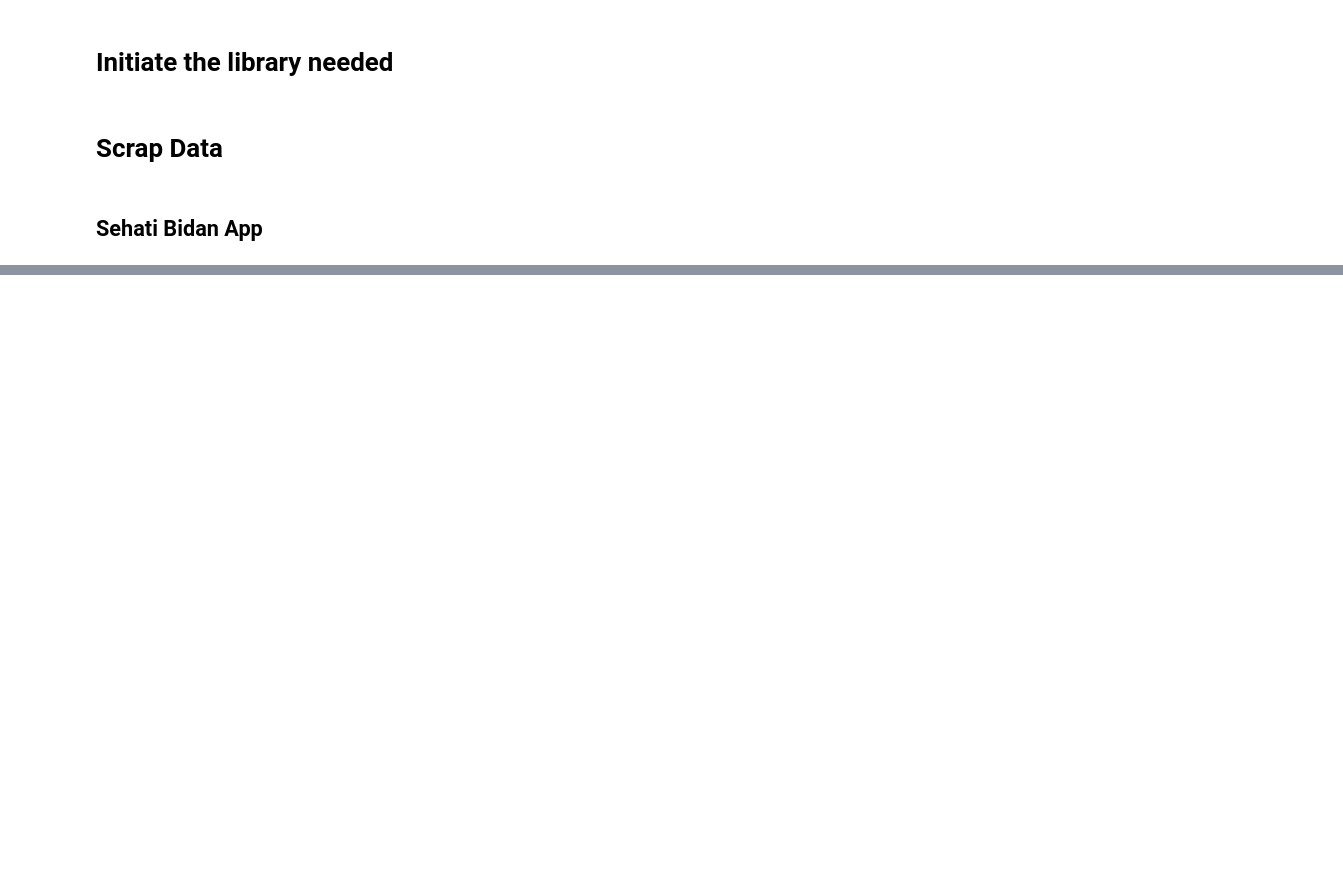
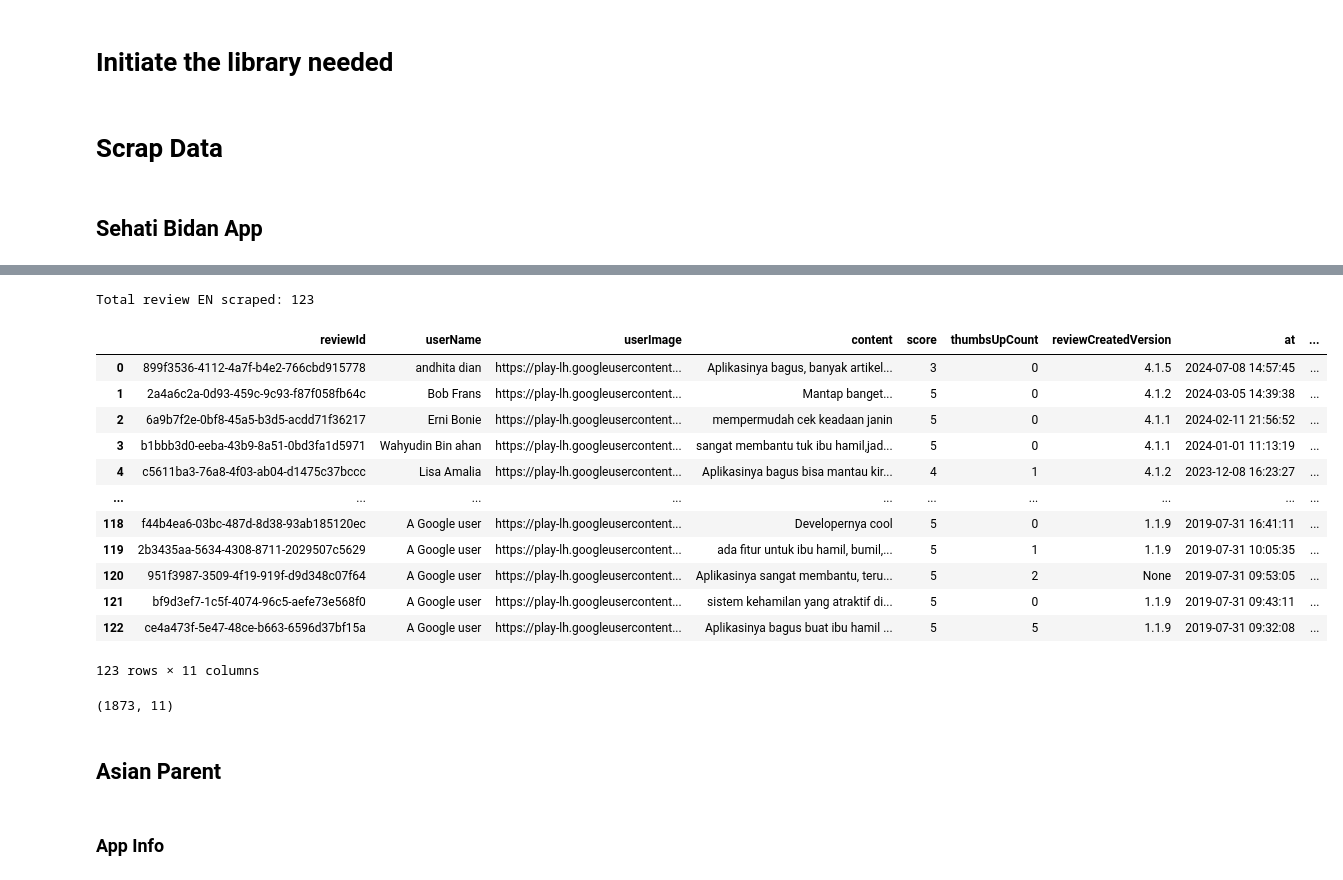
Before and after one commit to radyadhewa/gcn-for-app-reviews, a Jupyter notebook: scraping/google-play-scraper.ipynb, the cells around one changed output, grey strips where cells are left out. Cells and saved outputs as stored; diff of their text form; code cells hidden in the pictures; blank space fills up the shorter version.

Commit message:
refactor(scraping): add loop to scrap and merge dataset

```diff
--- a/scraping/google-play-scraper.ipynb
+++ b/scraping/google-play-scraper.ipynb
@@ -45,0 +207,50 @@ print(result_all)
+# %%
+total_reviews = 1864
+
+result, continuation_token = reviews(
+  'com.diarybunda',
+  lang = 'en',
+  country = 'id',
+  sort = Sort.NEWEST,
+  count = 200,
+  filter_score_with = None
+)
+print(f"Total review EN scraped: {len(result)}")
+
+if len(result) >= 200 and continuation_token:
+  while len(result) < total_reviews:
+    more_result, continuation_token = reviews(
+      'com.diarybunda',
+      continuation_token = continuation_token
+    )
+
+    if not more_result:
+      break
+
+    result.extend(more_result)
+    print(f"Total review EN scraped: {len(result)}")
+# %% [output]
+Total review EN scraped: 123
+# %%
+df_en = pd.DataFrame(result)
+# %%
+df_en
+# %% [output]
+|  | reviewId | userName | userImage | content | score | thumbsUpCount | reviewCreatedVersion | at | ... |
+| 0 | 899f3536-4112-4a7f-b4e2-766cbd915778 | andhita dian | https://play-lh.googleusercontent... | Aplikasinya bagus, banyak artikel... | 3 | 0 | 4.1.5 | 2024-07-08 14:57:45 | ... |
+| 1 | 2a4a6c2a-0d93-459c-9c93-f87f058fb64c | Bob Frans | https://play-lh.googleusercontent... | Mantap banget... | 5 | 0 | 4.1.2 | 2024-03-05 14:39:38 | ... |
+| 2 | 6a9b7f2e-0bf8-45a5-b3d5-acdd71f36217 | Erni Bonie | https://play-lh.googleusercontent... | mempermudah cek keadaan janin | 5 | 0 | 4.1.1 | 2024-02-11 21:56:52 | ... |
+| 3 | b1bbb3d0-eeba-43b9-8a51-0bd3fa1d5971 | Wahyudin Bin ahan | https://play-lh.googleusercontent... | sangat membantu tuk ibu hamil,jad... | 5 | 0 | 4.1.1 | 2024-01-01 11:13:19 | ... |
+| 4 | c5611ba3-76a8-4f03-ab04-d1475c37bccc | Lisa Amalia | https://play-lh.googleusercontent... | Aplikasinya bagus bisa mantau kir... | 4 | 1 | 4.1.2 | 2023-12-08 16:23:27 | ... |
+| ... | ... | ... | ... | ... | ... | ... | ... | ... | ... |
+| 118 | f44b4ea6-03bc-487d-8d38-93ab185120ec | A Google user | https://play-lh.googleusercontent... | Developernya cool | 5 | 0 | 1.1.9 | 2019-07-31 16:41:11 | ... |
+| 119 | 2b3435aa-5634-4308-8711-2029507c5629 | A Google user | https://play-lh.googleusercontent... | ada fitur untuk ibu hamil, bumil,... | 5 | 1 | 1.1.9 | 2019-07-31 10:05:35 | ... |
+| 120 | 951f3987-3509-4f19-919f-d9d348c07f64 | A Google user | https://play-lh.googleusercontent... | Aplikasinya sangat membantu, teru... | 5 | 2 | None | 2019-07-31 09:53:05 | ... |
+| 121 | bf9d3ef7-1c5f-4074-96c5-aefe73e568f0 | A Google user | https://play-lh.googleusercontent... | sistem kehamilan yang atraktif di... | 5 | 0 | 1.1.9 | 2019-07-31 09:43:11 | ... |
+| 122 | ce4a473f-5e47-48ce-b663-6596d37bf15a | A Google user | https://play-lh.googleusercontent... | Aplikasinya bagus buat ibu hamil ... | 5 | 5 | 1.1.9 | 2019-07-31 09:32:08 | ... |
+123 rows × 11 columns
+# %%
+dfApp_diarybunda = pd.concat([df_id, df_en], axis=0, ignore_index= True)
+dfApp_diarybunda.shape
+# %% [output]
+(1873, 11)
@@ -45,0 +260,4 @@ print(result_all)
+# %% [markdown]
+## Asian Parent
+# %% [markdown]
+### App Info
```
Also changed, not shown: parts of 71 cells of this notebook.
